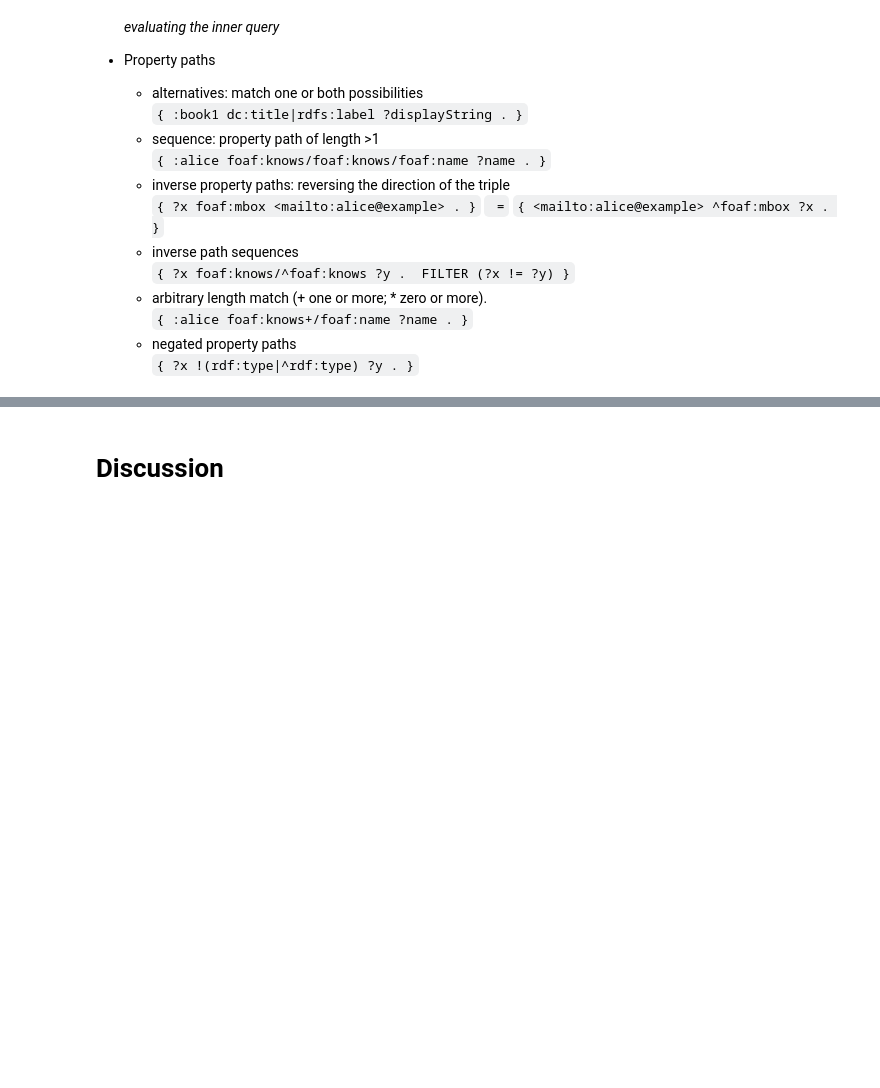
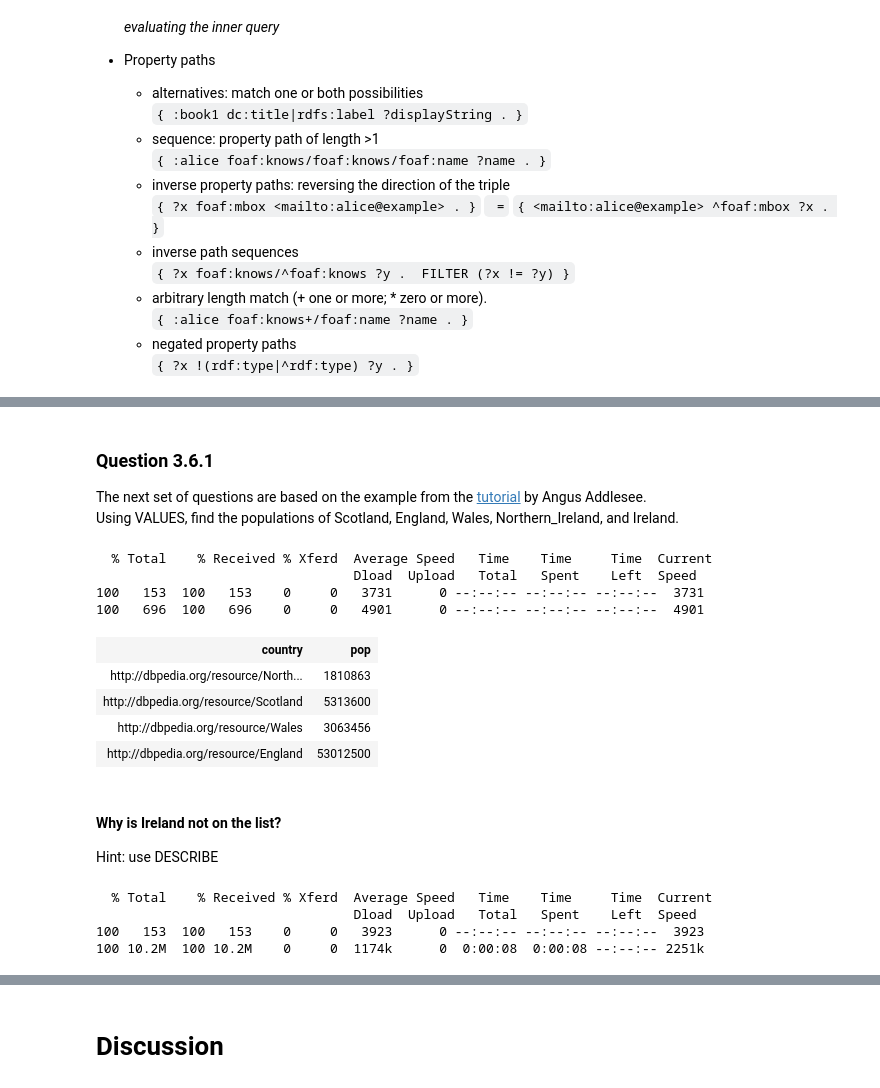
Before and after one commit to KGConf/kg-study-group-from-theory-to-code, a Jupyter notebook: week3/week3-solutions.ipynb, the cells around one changed output, grey strips where cells are left out. Saved outputs shown, nothing was run; the diff lists cells and outputs as text; code cells hidden in the pictures; blank space fills up the shorter version.

```diff
--- a/week3/week3-solutions.ipynb
+++ b/week3/week3-solutions.ipynb
@@ -432,0 +488,50 @@ a satellite.__ Assume for this that the knowledge base from Exercise 7.1 has bee
+# %% [markdown]
+### Question 3.6.1
+The next set of questions are based on the example from the [tutorial](https://medium.com/wallscope/constructing-more-advanced-sparql-queries-72d5ade1eedc) by Angus Addlesee.
+Using VALUES, find the populations of Scotland, England, Wales, Northern_Ireland, and Ireland.
+# %%
+# RUN this cell first
+sparql_string=urllib.parse.quote_plus("""
+PREFIX dbr: <http://dbpedia.org/resource/>
+PREFIX dbp: <http://dbpedia.org/property/>
+SELECT ?country ?pop
+WHERE {
+    VALUES ?country {
+        dbr:Scotland
+        dbr:England
+        dbr:Wales
+        dbr:Northern_Ireland
+        dbr:Ireland
+    }
+    ?country dbp:populationCensus ?pop .
+}
+""")
+!curl -L -H "Accept: text/html" --request GET "http://dbpedia.org/sparql?default-graph-uri=http://dbpedia.org&query={sparql_string}" > q3.6.1.html
+# %% [output]
+  % Total    % Received % Xferd  Average Speed   Time    Time     Time  Current
+                                 Dload  Upload   Total   Spent    Left  Speed
+100   153  100   153    0     0   3731      0 --:--:-- --:--:-- --:--:--  3731
+100   696  100   696    0     0   4901      0 --:--:-- --:--:-- --:--:--  4901
+# %%
+HTML("q3.3.1.html")
+# %% [output]
+| country | pop |
+| http://dbpedia.org/resource/North... | 1810863 |
+| http://dbpedia.org/resource/Scotland | 5313600 |
+| http://dbpedia.org/resource/Wales | 3063456 |
+| http://dbpedia.org/resource/England | 53012500 |
+# %% [markdown]
+#### Why is Ireland not on the list?
+Hint: use DESCRIBE
+# %%
+sparql_string=urllib.parse.quote_plus("""
+PREFIX dbr: <http://dbpedia.org/resource/>
+PREFIX dbp: <http://dbpedia.org/property/>
+DESCRIBE dbr:Ireland FROM <http://dbpedia.org/property/>
+""")
+!curl -L -H "Accept: text/html" --request GET "http://dbpedia.org/sparql?default-graph-uri=http://dbpedia.org&query={sparql_string}" > q3.3.1a.html
+# %% [output]
+  % Total    % Received % Xferd  Average Speed   Time    Time     Time  Current
+                                 Dload  Upload   Total   Spent    Left  Speed
+100   153  100   153    0     0   3923      0 --:--:-- --:--:-- --:--:--  3923
+100 10.2M  100 10.2M    0     0  1174k      0  0:00:08  0:00:08 --:--:-- 2251k
```
Also changed, not shown: parts of 25 cells of this notebook.
